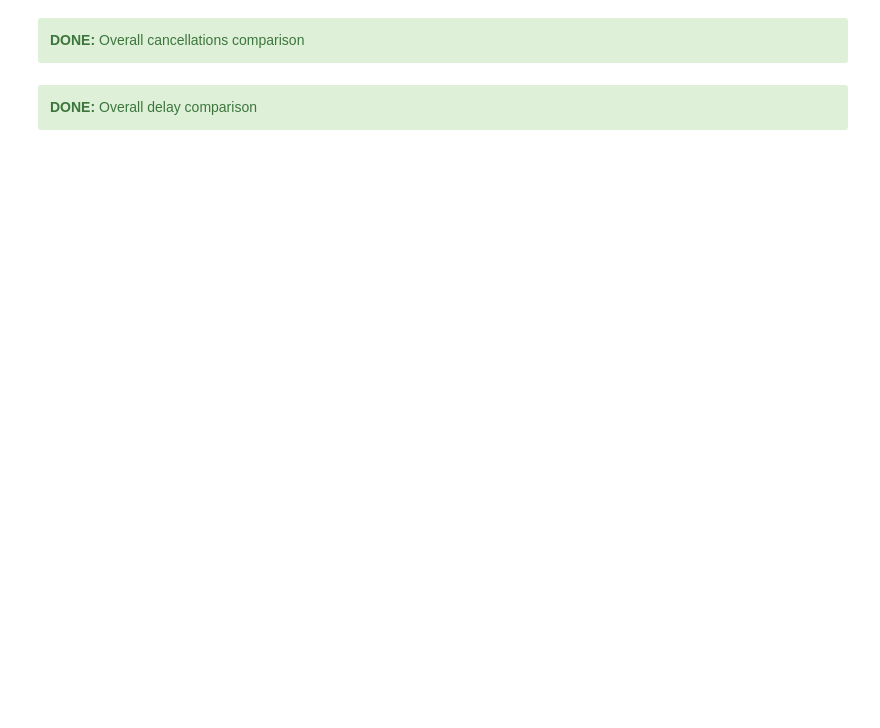
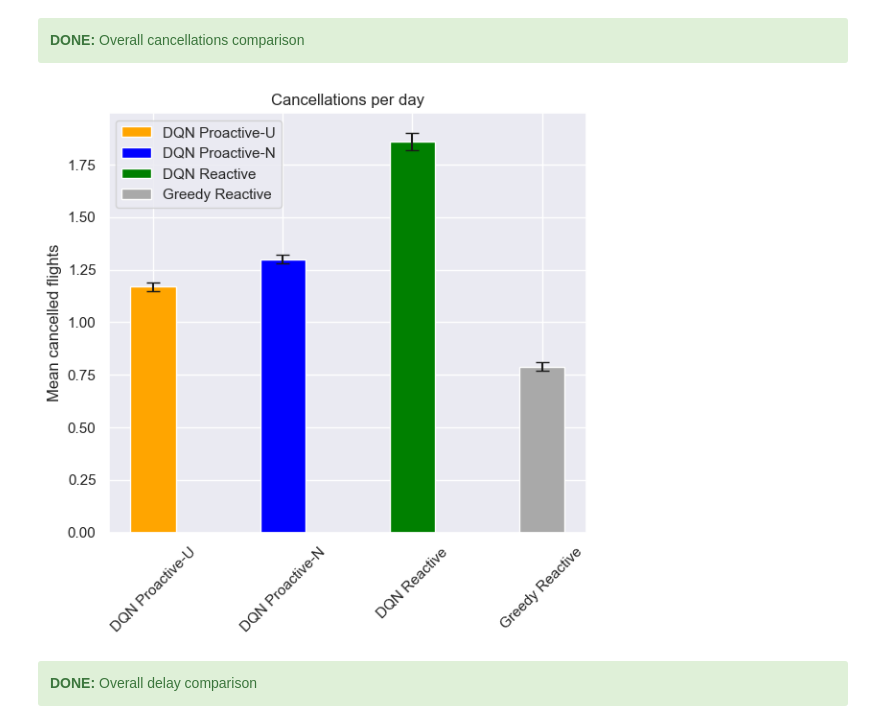
Before and after one commit to elisabethoost/msc-thesis-drl-adm, a Jupyter notebook: interpretation/final-results.ipynb, the cells around one changed output. Saved outputs shown, nothing was run; the diff lists cells and outputs as text; code cells hidden in the pictures; blank space fills up the shorter version.

```diff
--- a/interpretation/final-results.ipynb
+++ b/interpretation/final-results.ipynb
@@ -563,26 +640,32 @@ plt.show()
 # %%
 # Create bar plot with error bars
 fig, ax = plt.subplots(figsize=(6, 6))
 
-x = range(len(comparison_table.index))
+# Sort comparison table by desired order
+sorted_models = sorted(comparison_table.index,
+                      key=lambda x: model_order.index(model_colors[x][1]))
+
+x = range(len(sorted_models))
 width = 0.35
 
-# Plot bars using model colors
-for i, model in enumerate(comparison_table.index):
+# Plot bars using model colors in specified order
+for i, model in enumerate(sorted_models):
     color = model_colors[model][0]  # Get color from model_colors dictionary
     label = model_colors[model][1]  # Get label from model_colors dictionary
     ax.bar(i, comparison_table.loc[model, 'Mean_CancelledFlights'], width,
            yerr=comparison_table.loc[model, 'Std_CancelledFlights'],
            capsize=5, label=label, color=color)
 
 ax.set_ylabel('Mean cancelled flights')
-ax.set_title('Canellations per day')
+ax.set_title('Cancellations per day')
 ax.set_xticks(x)
-ax.set_xticklabels([model_colors[model][1] for model in comparison_table.index], rotation=45)
+ax.set_xticklabels([model_colors[model][1] for model in sorted_models], rotation=45)
 ax.legend()
 
 plt.tight_layout()
 plt.show()
+# %% [output]
+[figure, added]
 # %% [markdown]
 <div class="alert alert-block alert-success">
 </br>
```
Also changed, not shown: parts of 22 cells of this notebook.
